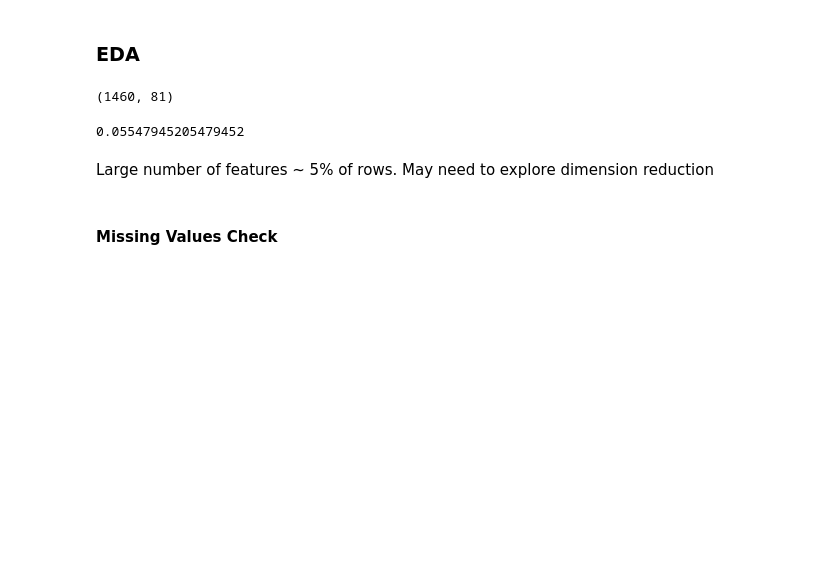
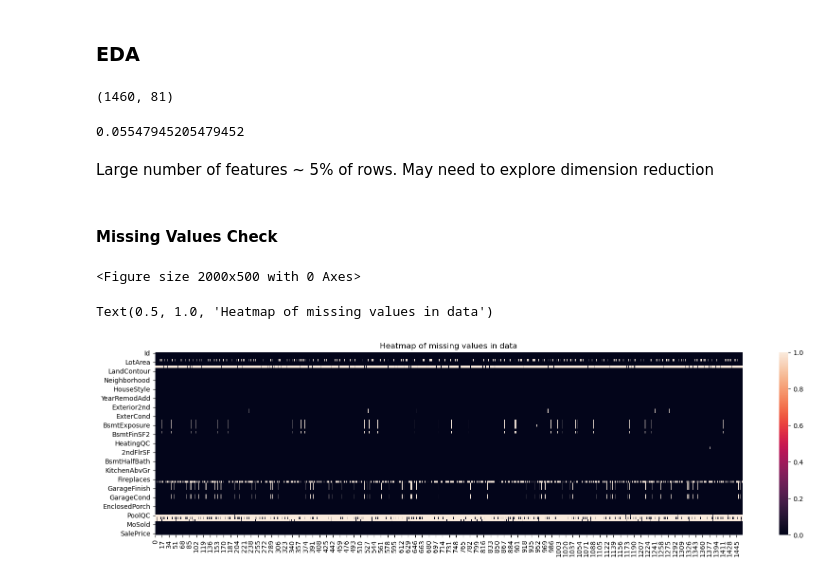
Before and after one commit to RDabire/kaggle_house_prices, a Jupyter notebook: notebooks/house_prices_regression_model.ipynb, the cells around one changed output. Cells and saved outputs as stored; diff of their text form; code cells hidden in the pictures; blank space fills up the shorter version.

Commit message:
missing values handles

```diff
--- a/notebooks/house_prices_regression_model.ipynb
+++ b/notebooks/house_prices_regression_model.ipynb
@@ -39,3 +39,10 @@ train_df.shape[1]/train_df.shape[0]
 Large number of features ~ 5% of rows. May need to explore dimension reduction
 # %% [markdown]
 #### Missing Values Check
+# %%
+plt.figure(figsize=(20,5))
+sns.heatmap(train_df.isna().transpose()).set_title('Heatmap of missing values in data')
+# %% [output]
+<Figure size 2000x500 with 0 Axes>
+Text(0.5, 1.0, 'Heatmap of missing values in data')
+[figure, added]
```
Also changed, not shown: parts of 4 cells of this notebook.
